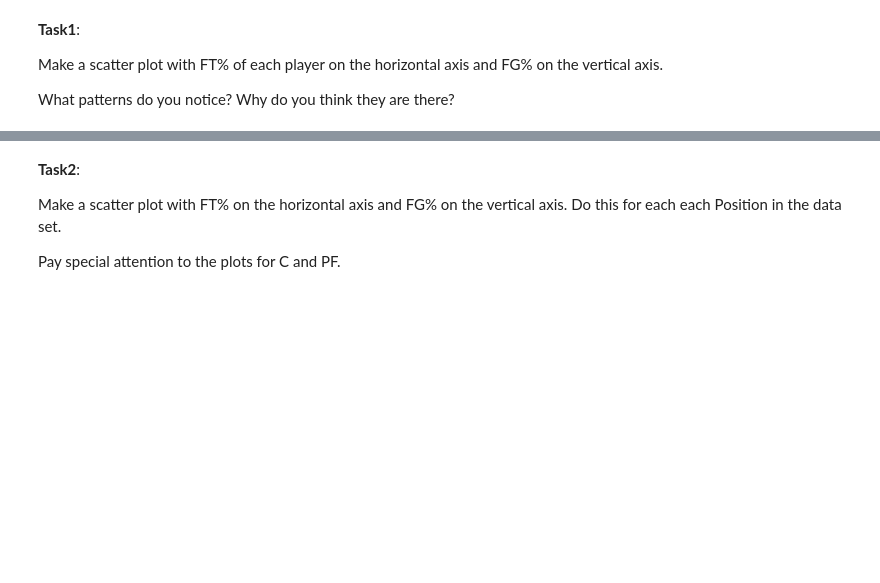
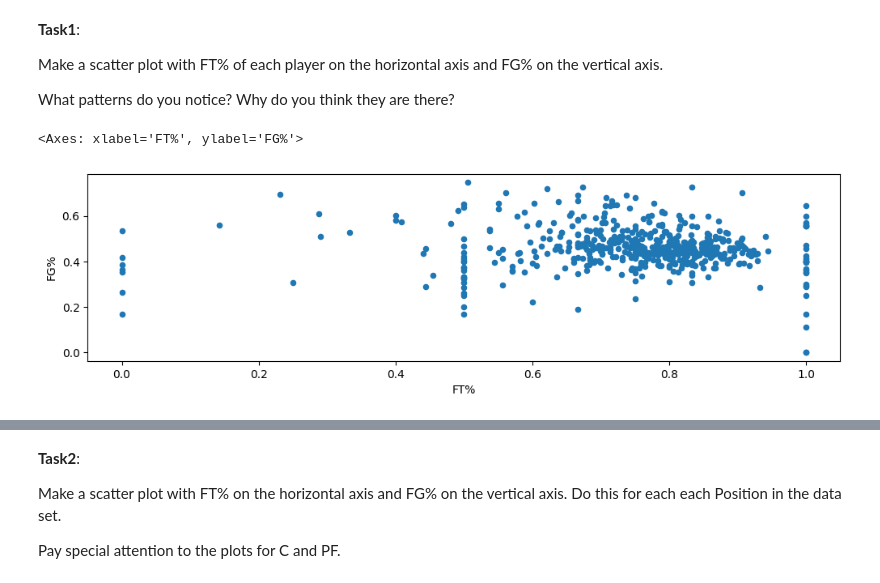
Before and after one commit to Tookss55/DS, a Jupyter notebook: Unit5/Unit5ExercisesSF.ipynb, the cells around one changed output, grey strips where cells are left out. Saved outputs shown, nothing was run; the diff lists cells and outputs as text; code cells hidden in the pictures; blank space fills up the shorter version.

```diff
--- a/Unit5/Unit5ExercisesSF.ipynb
+++ b/Unit5/Unit5ExercisesSF.ipynb
@@ -59,3 +59,8 @@ basketball
 Make a scatter plot with FT% of each player on the horizontal axis and FG% on the vertical axis.
 
 What patterns do you notice? Why do you think they are there?
+# %%
+basketball.plot(x="FT%", y="FG%", figsize=(12, 3), kind="scatter")
+# %% [output]
+<Axes: xlabel='FT%', ylabel='FG%'>
+[figure, added]
```
Also changed, not shown: parts of 5 cells of this notebook.
